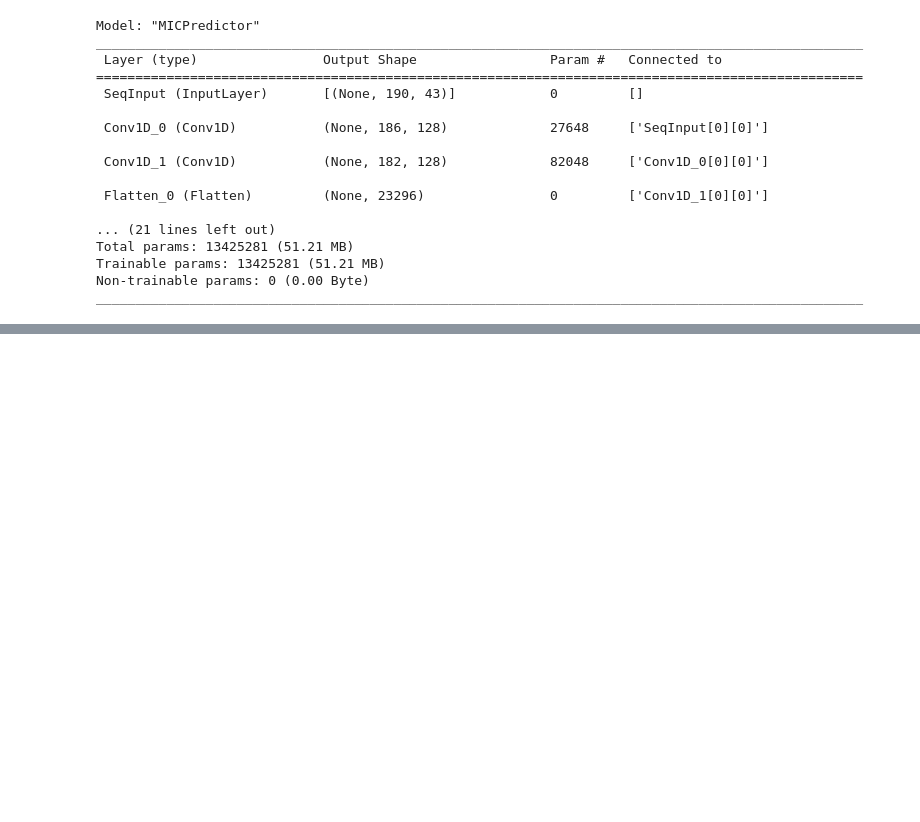
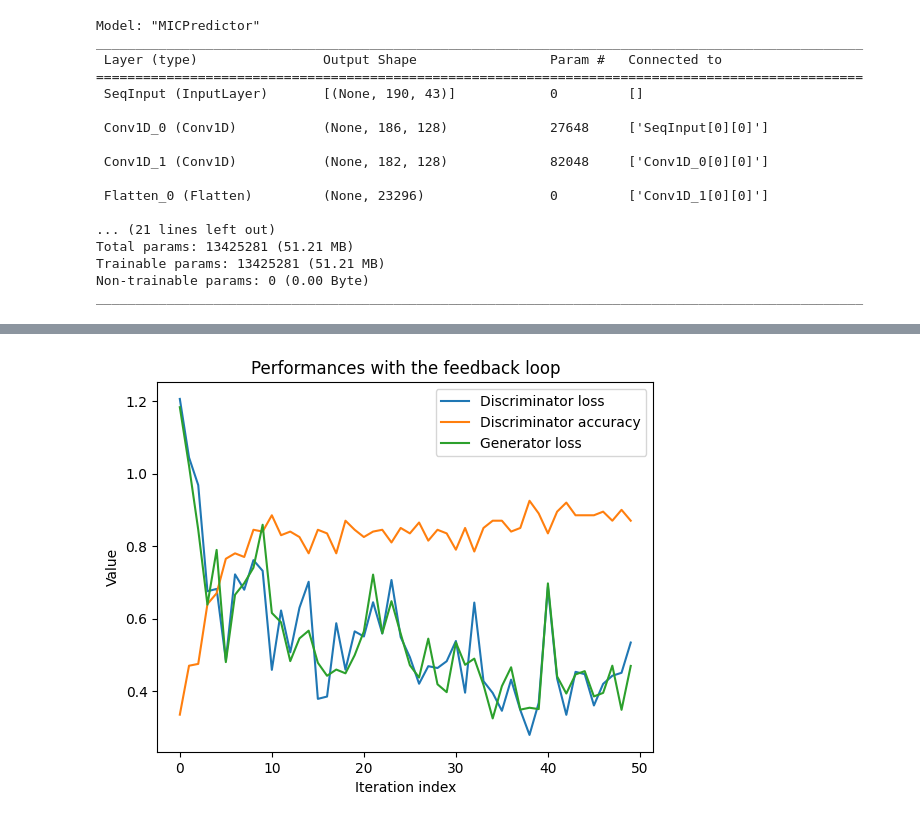
Before and after one commit to adcollin/AMPLify-Feedback, a Jupyter notebook: Loop.ipynb, the cells around one changed output, grey strips where cells are left out. Cells and saved outputs as stored; diff of their text form; code cells hidden in the pictures; blank space fills up the shorter version.

Commit message:
Update Loop.ipynb
Plot of the results

```diff
--- a/Loop.ipynb
+++ b/Loop.ipynb
@@ -129,7 +130,7 @@ def fit_gan(generator, discriminator, gan, seq_train, state_train, labels, epoch
 
             # Train discriminator
             discriminator.trainable = True
-            d_loss = discriminator.train_on_batch(sequences, labels)
+            d_loss = discriminator.train_on_batch(sequences, labels, return_dict=True)
             discriminator.trainable = False
 
             # Train generator
@@ -138,6 +139,7 @@ def fit_gan(generator, discriminator, gan, seq_train, state_train, labels, epoch
 
             # Print the progress
             print(f"Epoch {epoch+1}/{epochs}, Batch {i//batch_size+1}, Discriminator Loss: {d_loss}, Generator Loss: {g_loss}")
+            return d_loss, g_loss
 # %%
 def feedback_loop_prediction(prediction, threshold):
   loop_prediction = np.zeros((prediction.shape[0], 1))
@@ -146,18 +148,35 @@ def feedback_loop_prediction(prediction, threshold):
       loop_prediction[i] = 1
   return loop_prediction
 # %%
-def RL_loop(generator, discriminator, gan, oracle, num_sequences):
+def RL_loop(generator, discriminator, gan, oracle, num_sequences, epochs):
+  d_loss = []
+  d_accuracy = []
+  g_loss = []
   for i in range (n_iter_max) :
     sequences, bacteria = generate_sequences(generator, latent_dim, num_sequences)
     prediction = oracle.predict([sequences, bacteria])
     loop_prediction = feedback_loop_prediction(prediction, math.log(100,2))
-    fit_gan(generator, discriminator, gan, sequences, bacteria, loop_prediction, epochs=5, batch_size=num_sequences, latent_dim=latent_dim)
+    d_results, g_results = fit_gan(generator, discriminator, gan, sequences, bacteria, loop_prediction, epochs=epochs, batch_size=num_sequences, latent_dim=latent_dim)
+    d_loss += [d_results['loss']]
+    d_accuracy += [d_results['accuracy']]
+    g_loss += [g_results]
+  return d_loss, d_accuracy, g_loss
+# %%
+def display(parameters):
+  for p in list(parameters.keys()):
+    plt.plot(range(len(parameters[p])), parameters[p], linestyle='-', label = p)
+  plt.legend(loc = "upper right")
+  plt.ylabel("Value")
+  plt.xlabel("Iteration index")
+  plt.title("Performances with the feedback loop")
+  plt.show()
 # %%
 latent_dim = 10
-num_sequences = 100
-n_iter_max = 10
+num_sequences = 200
+n_iter_max = 50
+epochs = 5
 
-gan = compile_gan(generator, discriminator)
-
-RL_loop(generator, discriminator, gan, oracle, num_sequences)
+gan = compile_gan(generator, discriminator) #build the model
+d_loss, d_accuracy, g_loss = RL_loop(generator, discriminator, gan, oracle, num_sequences, epochs) #train the loop
+display({"Discriminator loss" : d_loss, "Discriminator accuracy" : d_accuracy, "Generator loss" : g_loss})
 # %% [output]
@@ -180,0 +200 @@ Epoch 5/5, Batch 1, Discriminator Loss: [0.5542027354240417, 0.8600000143051147]
+[figure, added]
```
Also changed, not shown: parts of 2 cells of this notebook.
